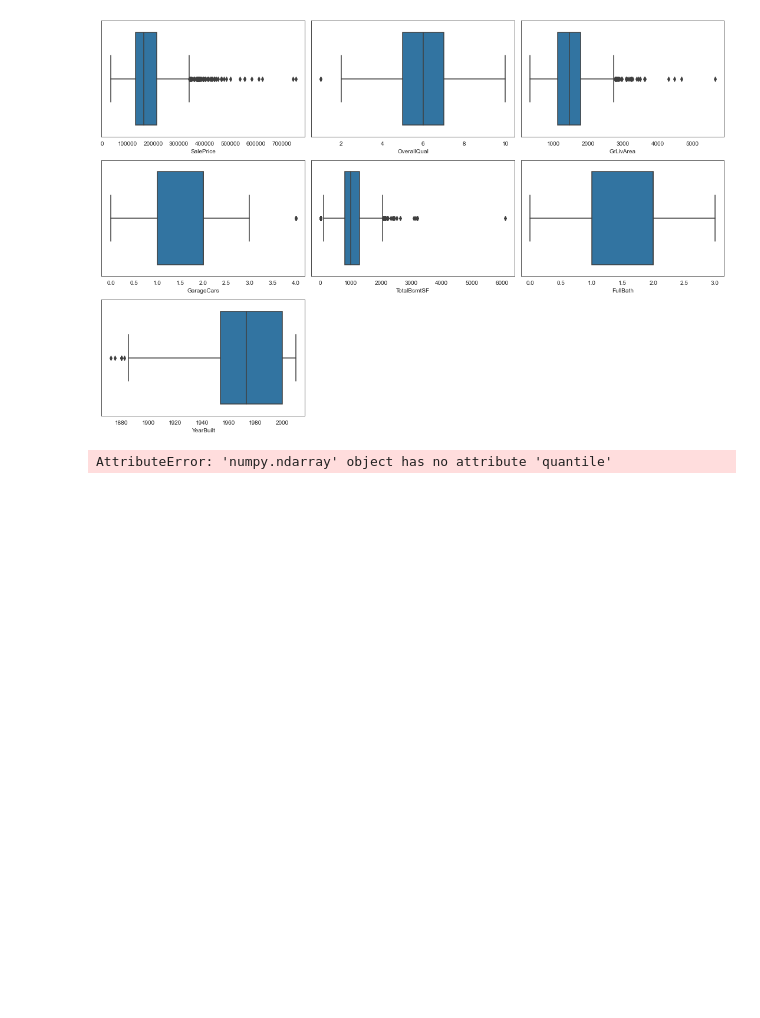
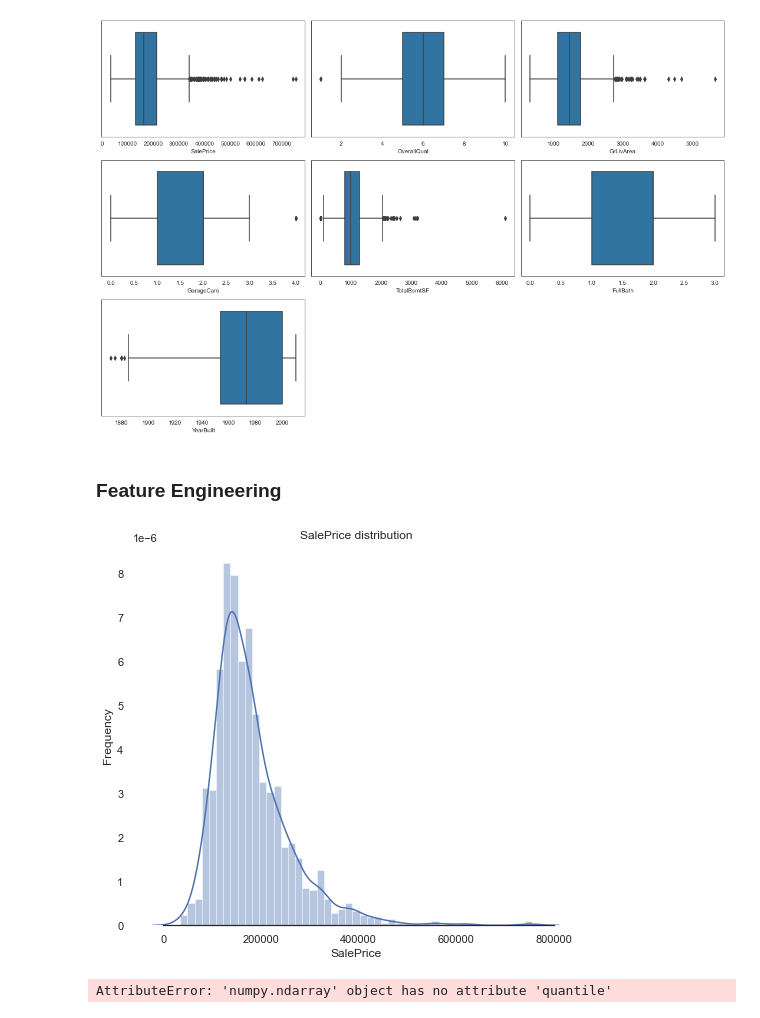
Before and after one commit to nicolastoros/projects_data_science, a Jupyter notebook: PCA_EDA_House.ipynb, the cells around one changed output. Saved outputs shown, nothing was run; the diff lists cells and outputs as text; code cells hidden in the pictures; blank space fills up the shorter version.

```diff
--- a/PCA_EDA_House.ipynb
+++ b/PCA_EDA_House.ipynb
@@ -226,3 +232,19 @@ plt.tight_layout()
 plt.show()
 # %% [output]
 [figure]
+# %% [markdown]
+### Feature Engineering
+# %%
+sns.set_style("white")
+sns.set_color_codes(palette='deep')
+f, ax = plt.subplots(figsize=(8, 7))
+#Seaborn plot for distribution in the predict variable
+sns.distplot(train['SalePrice'], color="b")
+ax.xaxis.grid(False)
+ax.set(ylabel="Frequency")
+ax.set(xlabel="SalePrice")
+ax.set(title="SalePrice distribution")
+sns.despine(trim=True, left=True)
+plt.show()
+# %% [output]
+[figure, added]
```
Also changed, not shown: parts of 5 cells of this notebook.
